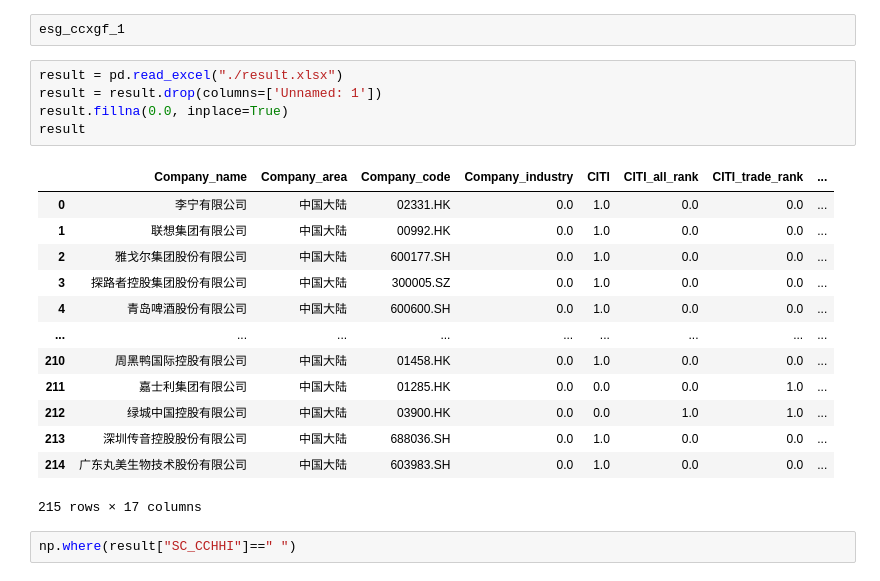
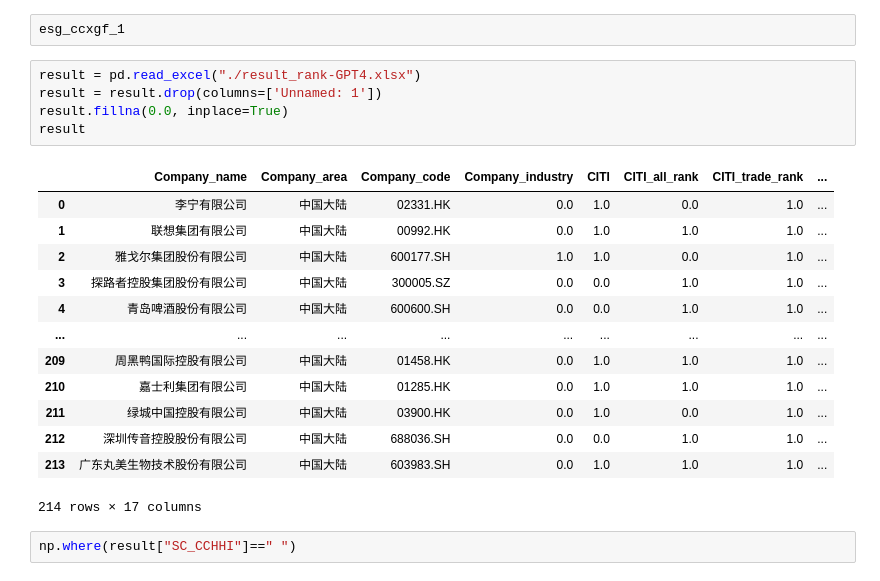
Before and after one commit to firezl/green-supply-chain, a Jupyter notebook: analysis.ipynb, the cells around one changed output. Saved outputs shown, nothing was run; the diff lists cells and outputs as text.

```diff
--- a/analysis.ipynb
+++ b/analysis.ipynb
@@ -213,24 +213,24 @@ for i in esg_gf:
 # %%
 esg_ccxgf_1
 # %%
-result = pd.read_excel("./result.xlsx")
+result = pd.read_excel("./result_rank-GPT4.xlsx")
 result = result.drop(columns=['Unnamed: 1'])
 result.fillna(0.0, inplace=True)
 result
 # %% [output]
 |  | Company_name | Company_area | Company_code | Company_industry | CITI | CITI_all_rank | CITI_trade_rank | ... |
-| 0 | 李宁有限公司 | 中国大陆 | 02331.HK | 0.0 | 1.0 | 0.0 | 0.0 | ... |
-| 1 | 联想集团有限公司 | 中国大陆 | 00992.HK | 0.0 | 1.0 | 0.0 | 0.0 | ... |
-| 2 | 雅戈尔集团股份有限公司 | 中国大陆 | 600177.SH | 0.0 | 1.0 | 0.0 | 0.0 | ... |
-| 3 | 探路者控股集团股份有限公司 | 中国大陆 | 300005.SZ | 0.0 | 1.0 | 0.0 | 0.0 | ... |
-| 4 | 青岛啤酒股份有限公司 | 中国大陆 | 600600.SH | 0.0 | 1.0 | 0.0 | 0.0 | ... |
+| 0 | 李宁有限公司 | 中国大陆 | 02331.HK | 0.0 | 1.0 | 0.0 | 1.0 | ... |
+| 1 | 联想集团有限公司 | 中国大陆 | 00992.HK | 0.0 | 1.0 | 1.0 | 1.0 | ... |
+| 2 | 雅戈尔集团股份有限公司 | 中国大陆 | 600177.SH | 1.0 | 1.0 | 0.0 | 1.0 | ... |
+| 3 | 探路者控股集团股份有限公司 | 中国大陆 | 300005.SZ | 0.0 | 0.0 | 1.0 | 1.0 | ... |
+| 4 | 青岛啤酒股份有限公司 | 中国大陆 | 600600.SH | 0.0 | 0.0 | 1.0 | 1.0 | ... |
 | ... | ... | ... | ... | ... | ... | ... | ... | ... |
-| 210 | 周黑鸭国际控股有限公司 | 中国大陆 | 01458.HK | 0.0 | 1.0 | 0.0 | 0.0 | ... |
-| 211 | 嘉士利集团有限公司 | 中国大陆 | 01285.HK | 0.0 | 0.0 | 0.0 | 1.0 | ... |
-| 212 | 绿城中国控股有限公司 | 中国大陆 | 03900.HK | 0.0 | 0.0 | 1.0 | 1.0 | ... |
-| 213 | 深圳传音控股股份有限公司 | 中国大陆 | 688036.SH | 0.0 | 1.0 | 0.0 | 0.0 | ... |
-| 214 | 广东丸美生物技术股份有限公司 | 中国大陆 | 603983.SH | 0.0 | 1.0 | 0.0 | 0.0 | ... |
+| 209 | 周黑鸭国际控股有限公司 | 中国大陆 | 01458.HK | 0.0 | 1.0 | 1.0 | 1.0 | ... |
+| 210 | 嘉士利集团有限公司 | 中国大陆 | 01285.HK | 0.0 | 1.0 | 1.0 | 1.0 | ... |
+| 211 | 绿城中国控股有限公司 | 中国大陆 | 03900.HK | 0.0 | 1.0 | 0.0 | 1.0 | ... |
+| 212 | 深圳传音控股股份有限公司 | 中国大陆 | 688036.SH | 0.0 | 0.0 | 1.0 | 1.0 | ... |
+| 213 | 广东丸美生物技术股份有限公司 | 中国大陆 | 603983.SH | 0.0 | 1.0 | 1.0 | 1.0 | ... |
-215 rows × 17 columns
+214 rows × 17 columns
 # %%
 np.where(result["SC_CCHHI"]==" ")
 # %% [output]
```
Also changed, not shown: parts of 7 cells of this notebook.
